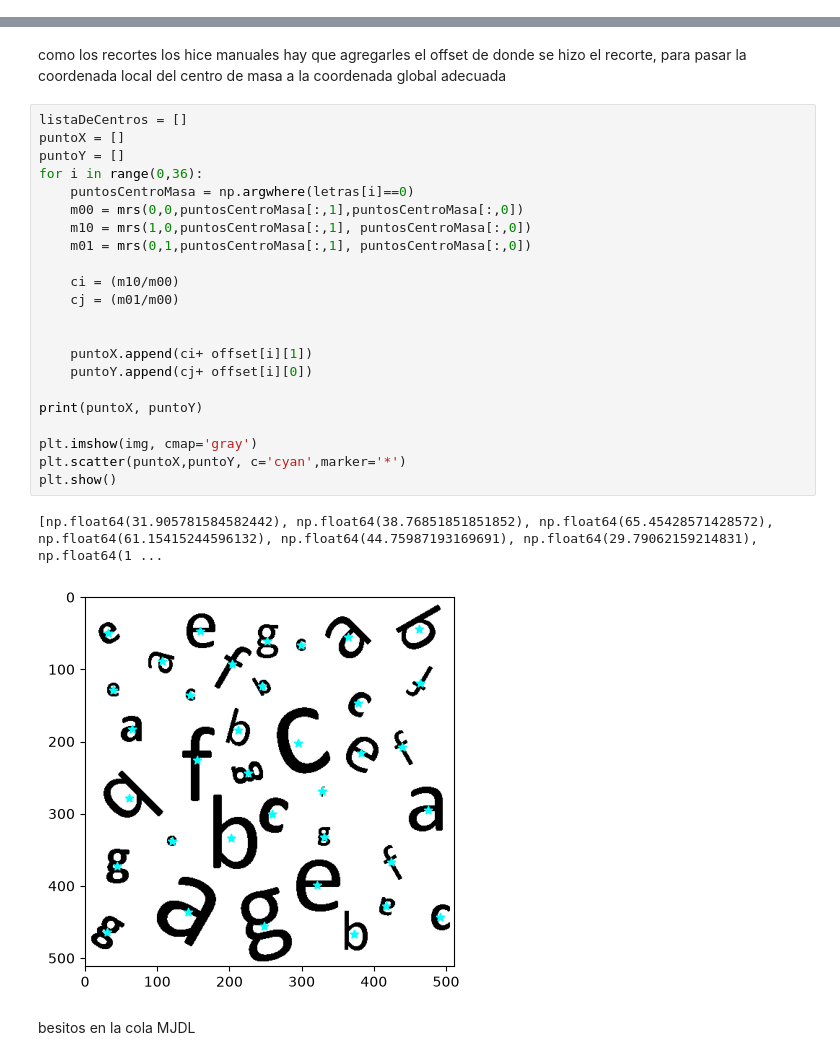
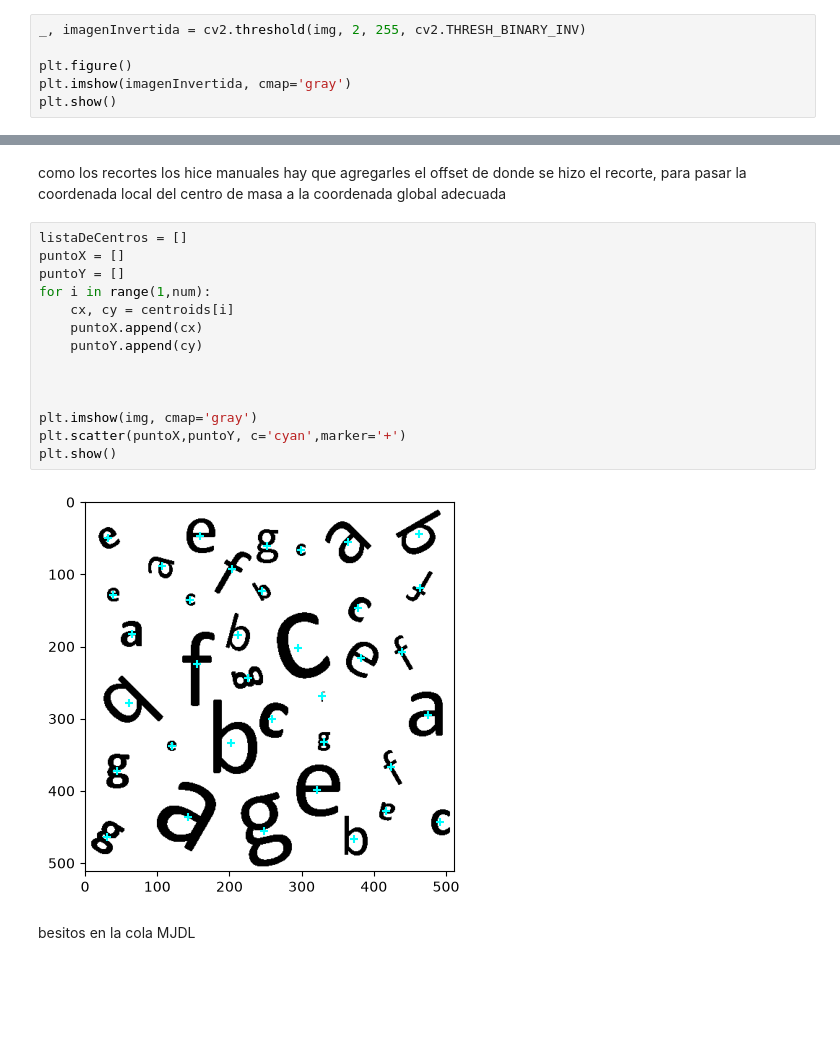
Before and after one commit to Joberto14/tarea1RDP, a Jupyter notebook: tarea1.ipynb, the cells around one changed output, grey strips where cells are left out. Saved outputs shown, nothing was run; the diff lists cells and outputs as text; blank space fills up the shorter version.

```diff
--- a/tarea1.ipynb
+++ b/tarea1.ipynb
@@ -177,0 +63,6 @@ offset =offset = [
+# %%
+_, imagenInvertida = cv2.threshold(img, 2, 255, cv2.THRESH_BINARY_INV)
+
+plt.figure()
+plt.imshow(imagenInvertida, cmap='gray')
+plt.show()
@@ -427,27 +332,18 @@ como los recortes los hice manuales hay que agregarles el offset de donde se hiz
 # %%
 listaDeCentros = []
 puntoX = []
 puntoY = []
-for i in range(0,36):
-    puntosCentroMasa = np.argwhere(letras[i]==0)
-    m00 = mrs(0,0,puntosCentroMasa[:,1],puntosCentroMasa[:,0])
-    m10 = mrs(1,0,puntosCentroMasa[:,1], puntosCentroMasa[:,0])
-    m01 = mrs(0,1,puntosCentroMasa[:,1], puntosCentroMasa[:,0])
-
-    ci = (m10/m00)
-    cj = (m01/m00)
+for i in range(1,num):
+    cx, cy = centroids[i]
+    puntoX.append(cx)
+    puntoY.append(cy)
 
 
-    puntoX.append(ci+ offset[i][1])
-    puntoY.append(cj+ offset[i][0])
-
-print(puntoX, puntoY)
 
 plt.imshow(img, cmap='gray')
-plt.scatter(puntoX,puntoY, c='cyan',marker='*')
+plt.scatter(puntoX,puntoY, c='cyan',marker='+')
 plt.show()
 # %% [output]
-[np.float64(31.905781584582442), np.float64(38.76851851851852), np.float64(65.45428571428572), np.float64(61.15415244596132), np.float64(44.75987193169691), np.float64(29.79062159214831), np.float64(1 ...
-[figure, old version]
+[figure, new version]
 # %% [markdown]
 besitos en la cola MJDL
```
Also changed, not shown: parts of 10 cells of this notebook.
